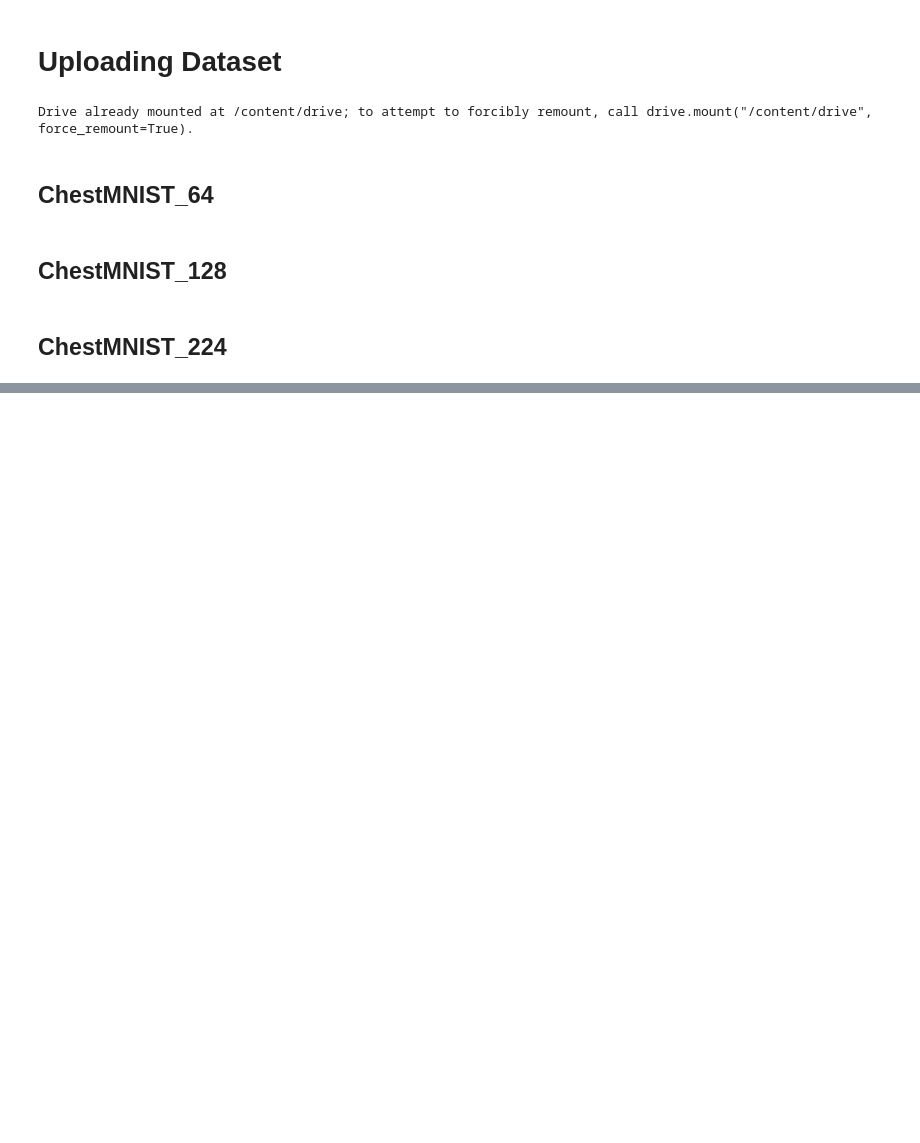
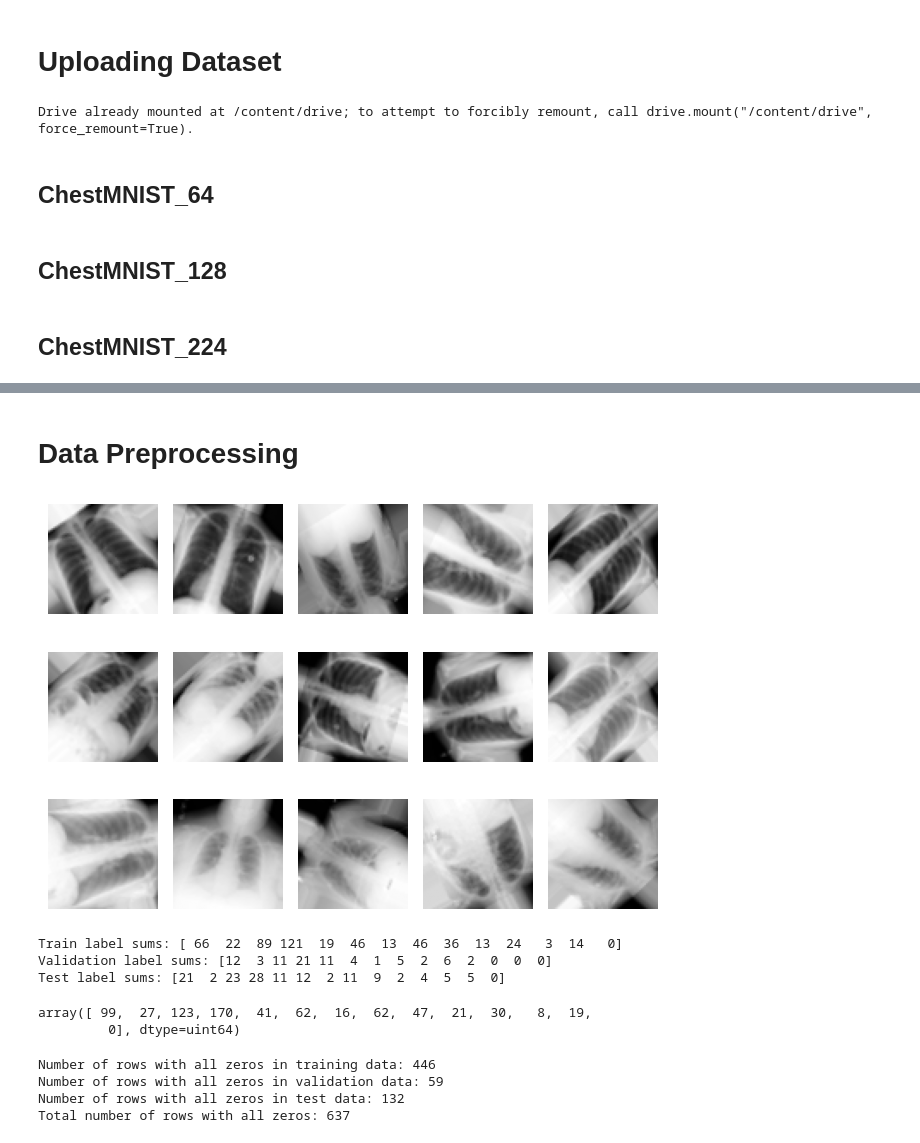
Before and after one commit to shabnamsattar/Human-Data-Analysis, a Jupyter notebook: chestMNIST/chestMNIST.ipynb, the cells around one changed output, grey strips where cells are left out. Cells and saved outputs as stored; diff of their text form; code cells hidden in the pictures; blank space fills up the shorter version.

```diff
--- a/chestMNIST/chestMNIST.ipynb
+++ b/chestMNIST/chestMNIST.ipynb
@@ -85,0 +156,2 @@ test_labels_224  = data_224["test_labels"]
+# %% [markdown]
+# Data Preprocessing
@@ -85,0 +197,20 @@ test_labels_224  = data_224["test_labels"]
+# %%
+batch_size = 32
+train_generator_64 = data_generator(train_images_64, train_labels_64, batch_size, datagen)
+val_generator_64 = data_generator(val_images_64, val_labels_64, batch_size, datagen_val)
+test_generator_64 = data_generator(test_images_64, test_labels_64, batch_size, datagen_val)
+# %%
+def visualize_augmented_images(generator, num_images=5):
+    plt.figure()
+    for i in range(num_images):
+        img, label = next(generator)
+        ax = plt.subplot(3,5, i + 1)
+        ax.imshow(img[0].reshape(64, 64), cmap='gray')
+        ax.axis('off')
+    plt.tight_layout()
+    plt.show()
+
+
+visualize_augmented_images(train_generator_64, num_images=15)
+# %% [output]
+[figure, added]
@@ -85,0 +235,45 @@ test_labels_224  = data_224["test_labels"]
+# %%
+def sum_of_columns(labels):
+    if isinstance(labels, list):
+      labels = np.array(labels)
+    return np.sum(labels, axis=0)
+
+train_sums = sum_of_columns(train_labels_64)
+val_sums = sum_of_columns(val_labels_64)
+test_sums = sum_of_columns(test_labels_64)
+
+print("Train label sums:", train_sums)
+print("Validation label sums:", val_sums)
+print("Test label sums:", test_sums)
+# %% [output]
+Train label sums: [ 66  22  89 121  19  46  13  46  36  13  24   3  14   0]
+Validation label sums: [12  3 11 21 11  4  1  5  2  6  2  0  0  0]
+Test label sums: [21  2 23 28 11 12  2 11  9  2  4  5  5  0]
+# %%
+train_sums+val_sums+test_sums
+# %% [output]
+array([ 99,  27, 123, 170,  41,  62,  16,  62,  47,  21,  30,   8,  19,
+         0], dtype=uint64)
+# %%
+def count_all_zeros(data):
+    count = 0
+    for row in data:
+        if np.all(row == 0):
+            count += 1
+    return count
+
+train_zeros = count_all_zeros(train_labels_64)
+val_zeros = count_all_zeros(val_labels_64)
+test_zeros = count_all_zeros(test_labels_64)
+
+print(f"Number of rows with all zeros in training data: {train_zeros}")
+print(f"Number of rows with all zeros in validation data: {val_zeros}")
+print(f"Number of rows with all zeros in test data: {test_zeros}")
+
+total_zeros = train_zeros + val_zeros + test_zeros
+print(f"Total number of rows with all zeros: {total_zeros}")
+# %% [output]
+Number of rows with all zeros in training data: 446
+Number of rows with all zeros in validation data: 59
+Number of rows with all zeros in test data: 132
+Total number of rows with all zeros: 637
```
Also changed, not shown: parts of 41 cells of this notebook.
